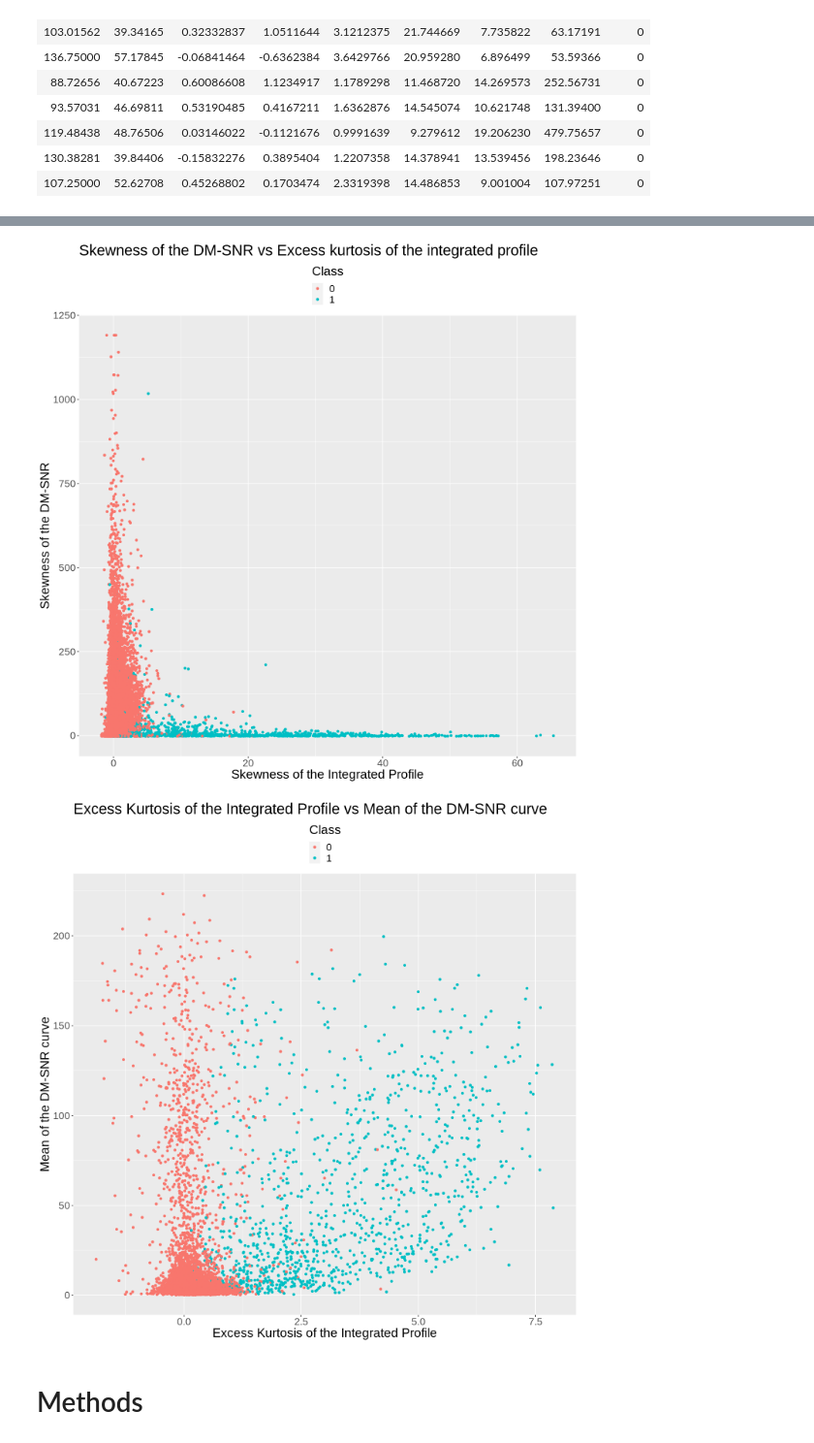
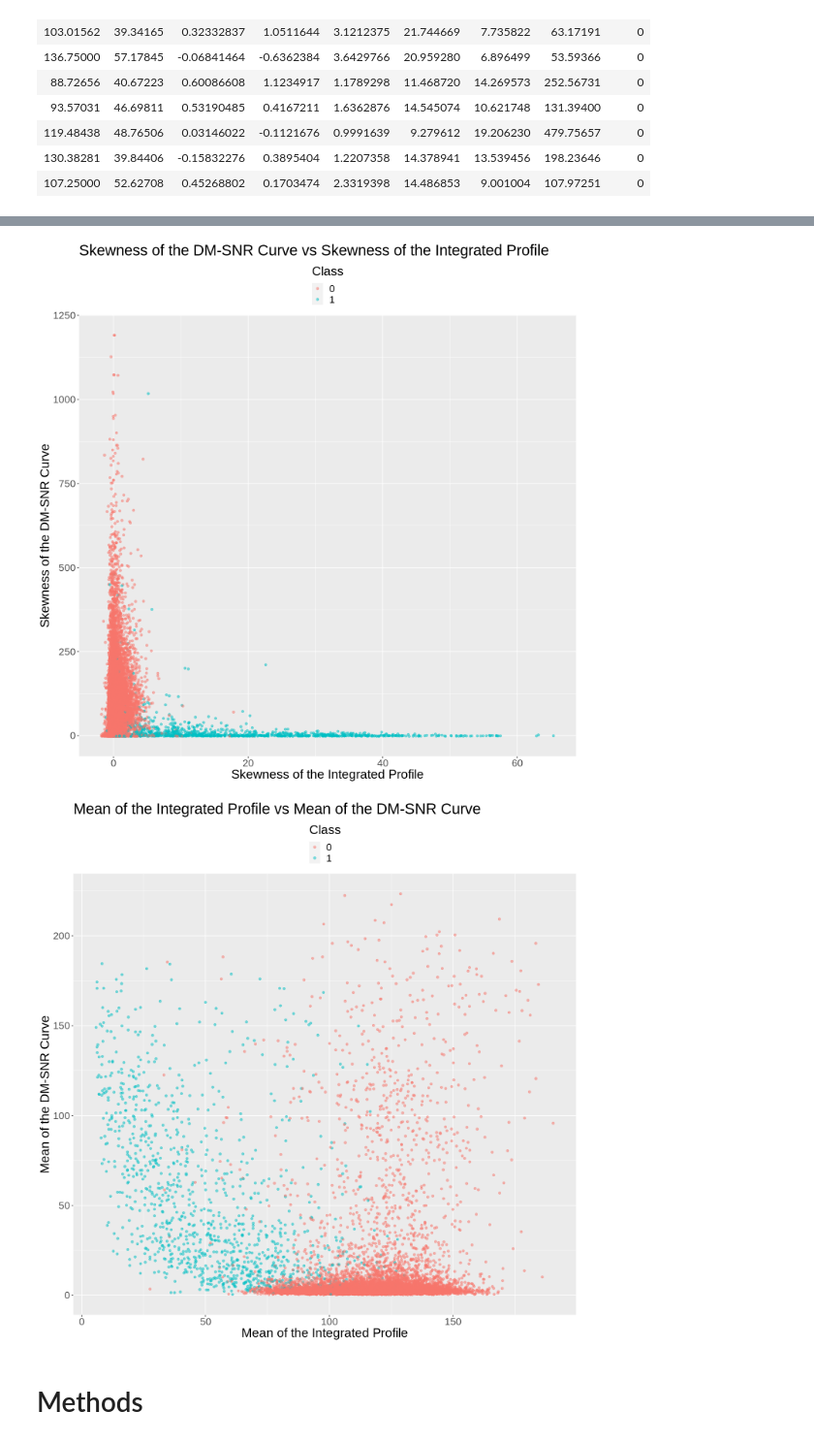
Before and after one commit to natashawong03/dsci100_group_project, a Jupyter notebook: TBgroupproject.ipynb, the cells around one changed output, grey strips where cells are left out. Shown at 97% size. Saved outputs shown, nothing was run; the diff lists cells and outputs as text; code cells hidden in the pictures.

Commit message:
added a seed and changed the plots a bit

```diff
--- a/TBgroupproject.ipynb
+++ b/TBgroupproject.ipynb
@@ -127,24 +148,24 @@ var_pairs_plot
 # %%
 #based on table 1 and the variable pairs plot, we have chosen the following variables for our classification model:
 #IP_exk, IP_skw, DM_mean and DM_skw
 #lets make plots of these variables that we can see a bit better
 star_plot_2 <- ggplot(star_train, aes(x = IP_skw, y = DM_skw, color = Class)) +
-geom_point() +
+geom_point(alpha = 0.5) +
 xlab("Skewness of the Integrated Profile") +
-ylab("Skewness of the DM-SNR") +
-ggtitle("Skewness of the DM-SNR vs Excess kurtosis of the integrated profile") +
+ylab("Skewness of the DM-SNR Curve") +
+ggtitle("Skewness of the DM-SNR Curve vs Skewness of the Integrated Profile") +
 theme(text = element_text(size = 20), legend.position = "top", legend.direction = "vertical")
 star_plot_2
 
-star_plot_3 <- ggplot(star_train, aes(x = IP_exk, y = DM_mean, color = Class)) +
-geom_point() +
-xlab("Excess Kurtosis of the Integrated Profile") +
-ylab("Mean of the DM-SNR curve") +
-ggtitle("Excess Kurtosis of the Integrated Profile vs Mean of the DM-SNR curve") +
+star_plot_3 <- ggplot(star_train, aes(x = IP_mean, y = DM_mean, color = Class)) +
+geom_point(alpha = 0.5) +
+xlab("Mean of the Integrated Profile") +
+ylab("Mean of the DM-SNR Curve") +
+ggtitle("Mean of the Integrated Profile vs Mean of the DM-SNR Curve") +
 theme(text = element_text(size = 20), legend.position = "top", legend.direction = "vertical")
 star_plot_3
 # %% [output]
-[figure, old version]
+[figure, new version]
-[figure, old version]
+[figure, new version]
 # %% [markdown]
 # Methods
```
Also changed, not shown: parts of 5 cells of this notebook.
